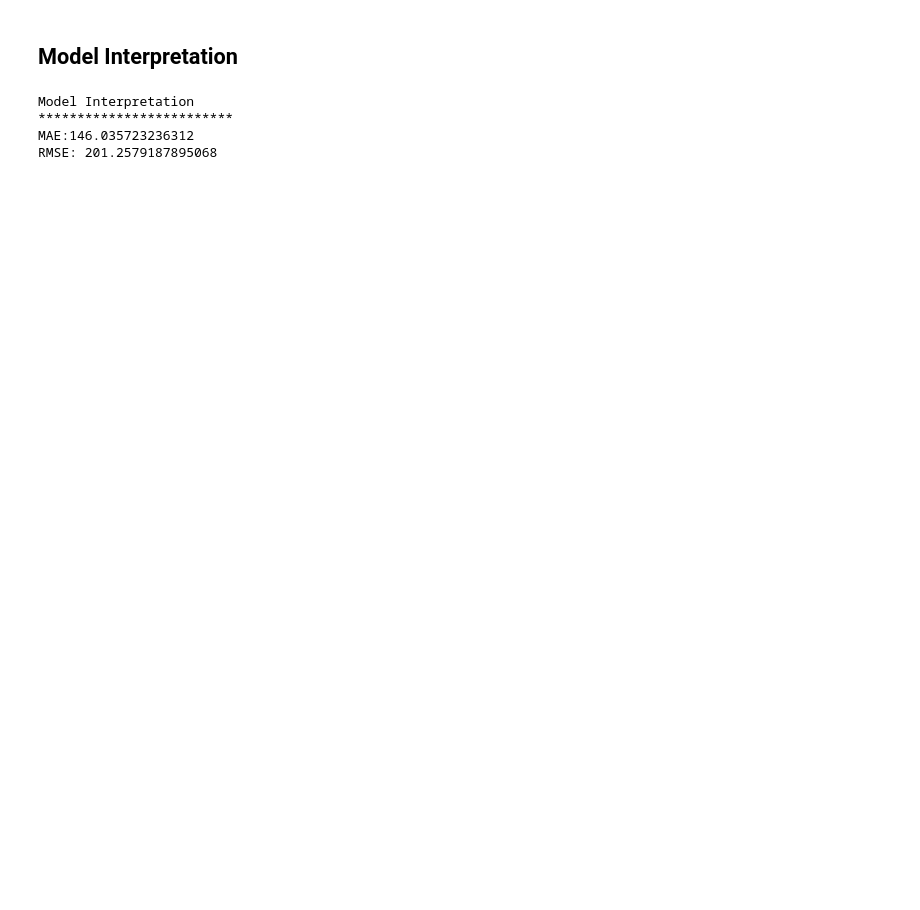
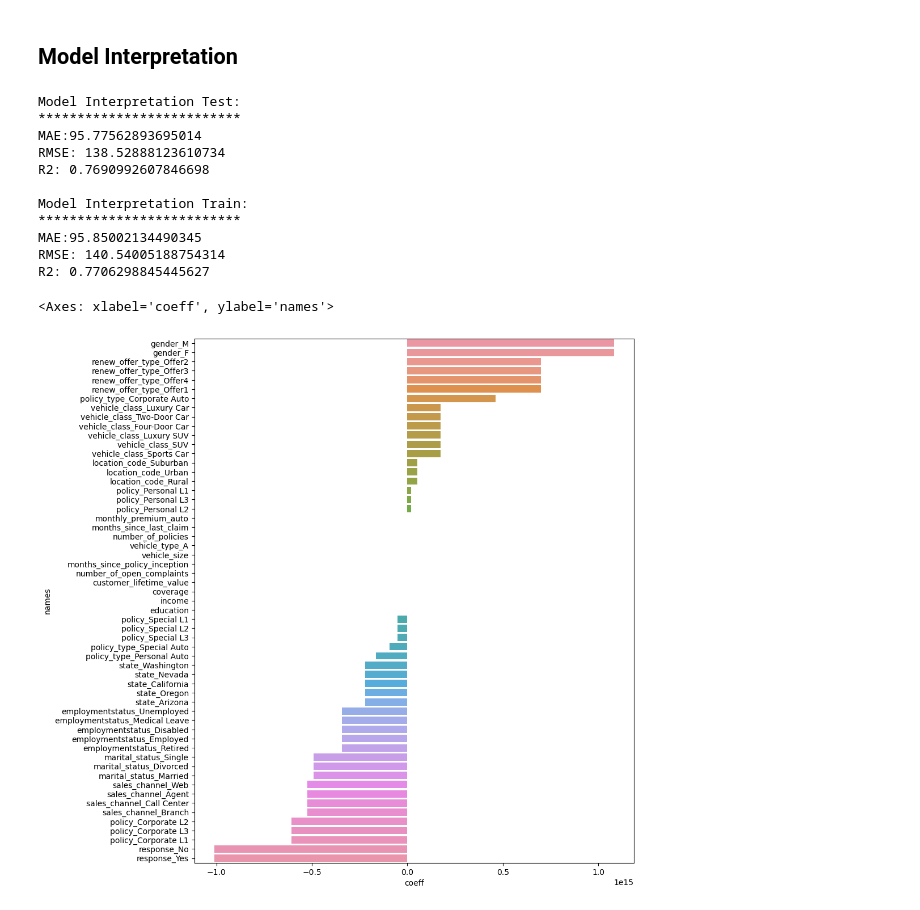
Before and after one commit to nimrod-d/Ironhack_Lab_Nimrod, a Jupyter notebook: week 4/model_fitting_lab_Nimrod.ipynb, the cells around one changed output. Drawn from its saved outputs; the diff is of its cells as text; code cells hidden in the pictures; blank space fills up the shorter version.

```diff
--- a/week 4/model_fitting_lab_Nimrod.ipynb
+++ b/week 4/model_fitting_lab_Nimrod.ipynb
@@ -143,10 +275,46 @@ import numpy as np
 # %%
 RMSE = np.sqrt(mse(y_test, y_pred))
 MAE = mae(y_test, y_pred)
+R2 = r2_score(y_test, y_pred)
 
-print(f'\nModel Interpretation\n{"*"*25}\nMAE:{MAE}\nRMSE: {RMSE}\n')
+print(f'\nModel Interpretation Test:\n{"*"*26}\nMAE:{MAE}\nRMSE: {RMSE}\nR2: {R2}')
+
+RMSE_train = np.sqrt(mse(y_train, y_train_pred))
+MAE_train = mae(y_train, y_train_pred)
+R2_train = r2_score(y_train, y_train_pred)
+
+print(f'\nModel Interpretation Train:\n{"*"*26}\nMAE:{MAE_train}\nRMSE: {RMSE_train}\nR2: {R2_train}')
 # %% [output]
-Model Interpretation
-*************************
-MAE:146.035723236312
-RMSE: 201.2579187895068
+Model Interpretation Test:
+**************************
+MAE:95.77562893695014
+RMSE: 138.52888123610734
+R2: 0.7690992607846698
+
+Model Interpretation Train:
+**************************
+MAE:95.85002134490345
+RMSE: 140.54005188754314
+R2: 0.7706298845445627
+# %%
+feature_names = list(X.columns)
+coef = model.coef_
+coef = [i for i in coef[0]]
+# %%
+fi_dict = {'names': feature_names, 'coeff': coef}
+
+fi = pd.DataFrame(fi_dict)
+# %%
+# fi_test = fi[fi['coeff'] == 0.00000000e+00]
+
+# fi_sorted = fi[fi['coeff'] != 0]
+
+
+fi_sorted = fi.sort_values(by='coeff', ascending=False)
+
+
+plt.figure(figsize=(10,12))
+sns.barplot(y = fi_sorted['names'], x= fi_sorted['coeff'])
+# %% [output]
+<Axes: xlabel='coeff', ylabel='names'>
+[figure, added]
```
Also changed, not shown: parts of 17 cells of this notebook, 1 other file.
